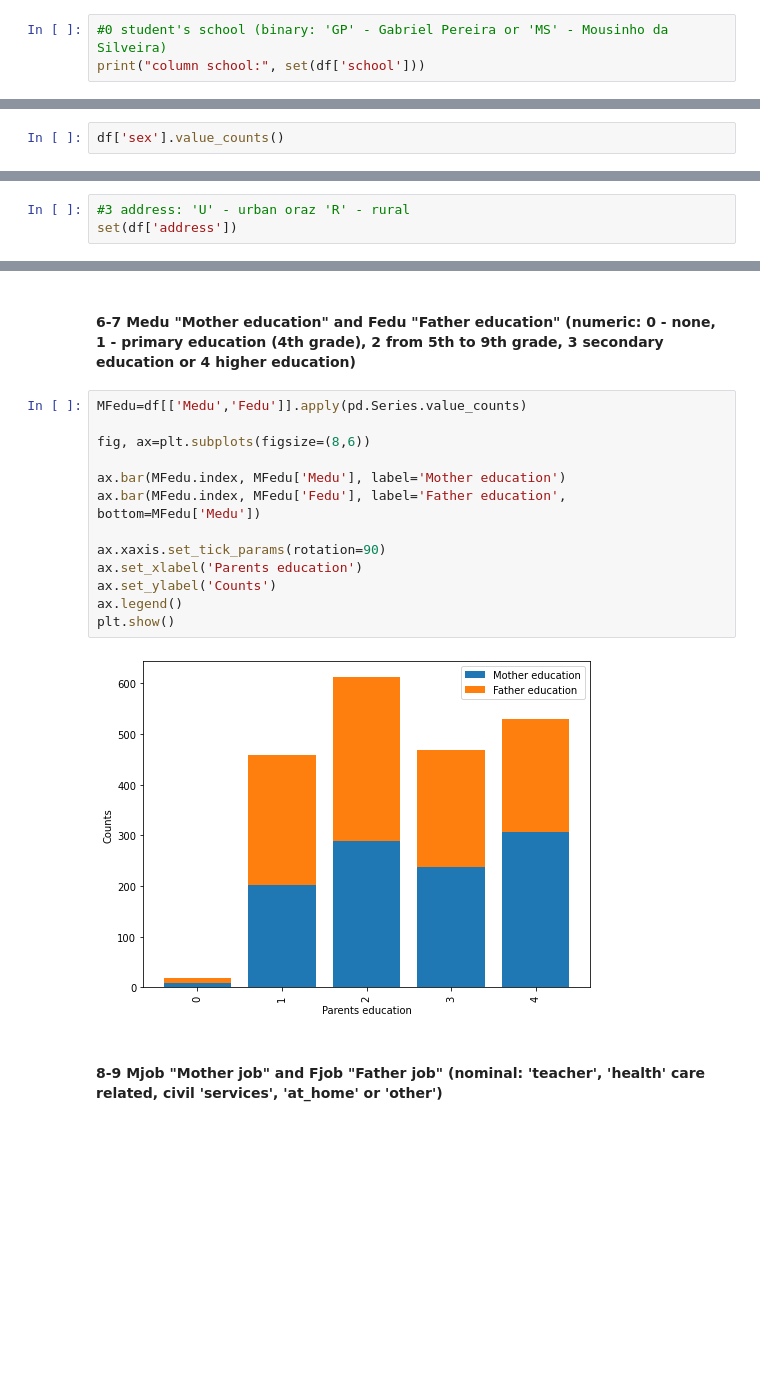
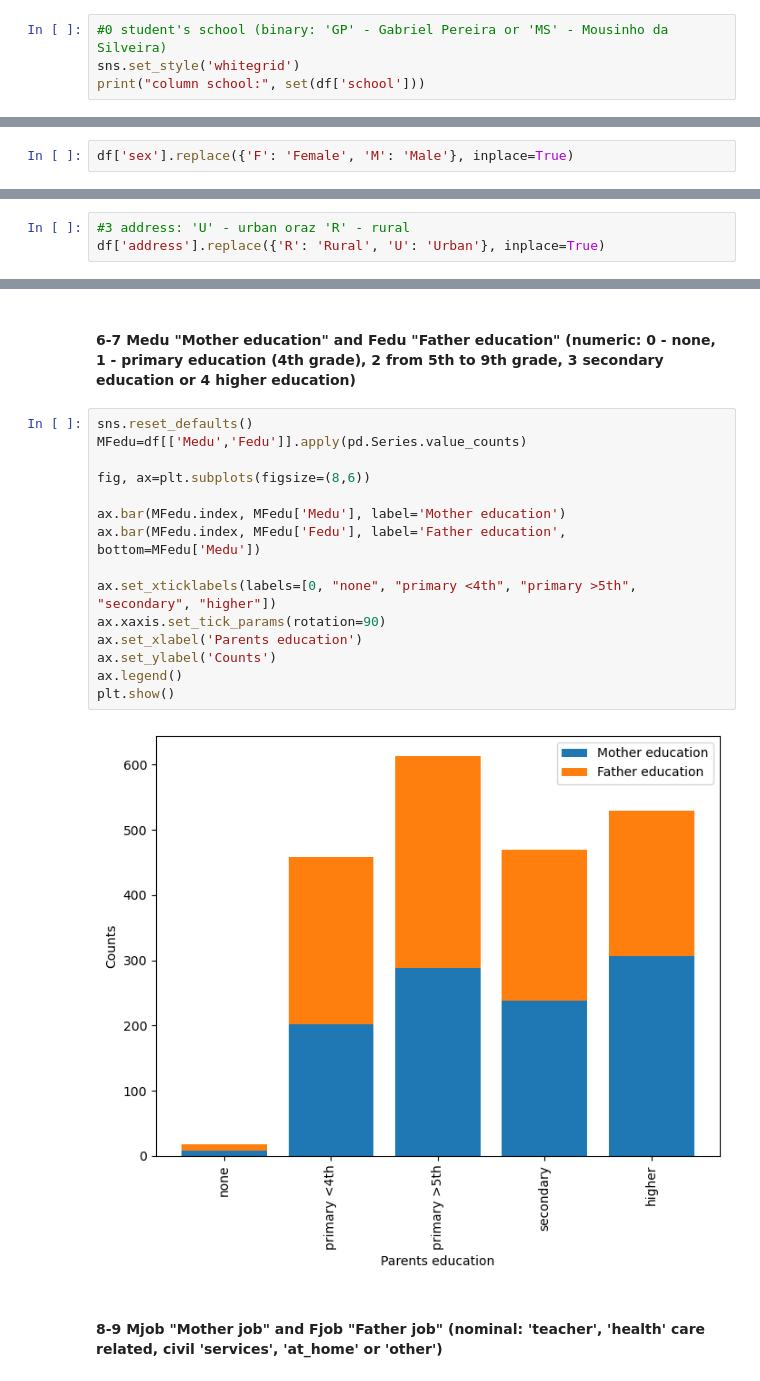
Before and after one commit to AleksanderWernik/Portugese_students, a Jupyter notebook: Students.ipynb, the cells around one changed output, grey strips where cells are left out. Saved outputs shown, nothing was run; the diff lists cells and outputs as text; blank space fills up the shorter version.

```diff
--- a/Students.ipynb
+++ b/Students.ipynb
@@ -174,6 +174,7 @@ df.describe()
 | max | 22.000000 | 4.000000 | 4.000000 | 4.000000 | 4.000000 | 3.000000 | 5.000000 | 5.000000 | 5.000000 | 5.000000 | ... |
 # %%
 #0 student's school (binary: 'GP' - Gabriel Pereira or 'MS' - Mousinho da Silveira)
+sns.set_style('whitegrid')
 print("column school:", set(df['school']))
 # %% [output]
 column school: {'MS', 'GP'}
@@ -191,2 +192,2 @@ column sex: {'M', 'F'}
 # %%
-df['sex'].value_counts()
+df['sex'].replace({'F': 'Female', 'M': 'Male'}, inplace=True)
@@ -210,3 +205,3 @@ plt.show()
 # %%
 #3 address: 'U' - urban oraz 'R' - rural
-set(df['address'])
+df['address'].replace({'R': 'Rural', 'U': 'Urban'}, inplace=True)
@@ -243,20 +241,22 @@ Name: Pstatus, dtype: int64
 # %% [markdown]
 #### 6-7  Medu "Mother education" and Fedu "Father education" (numeric: 0 - none, 1 - primary education (4th grade), 2 from 5th to 9th grade, 3 secondary education or 4 higher education)
 # %%
+sns.reset_defaults()
 MFedu=df[['Medu','Fedu']].apply(pd.Series.value_counts)
 
 fig, ax=plt.subplots(figsize=(8,6))
 
 ax.bar(MFedu.index, MFedu['Medu'], label='Mother education')
 ax.bar(MFedu.index, MFedu['Fedu'], label='Father education', bottom=MFedu['Medu'])
 
+ax.set_xticklabels(labels=[0, "none", "primary <4th", "primary >5th", "secondary", "higher"])
 ax.xaxis.set_tick_params(rotation=90)
 ax.set_xlabel('Parents education')
 ax.set_ylabel('Counts')
 ax.legend()
 plt.show()
 # %% [output]
-[figure, old version]
+[figure, new version]
 # %% [markdown]
 #### 8-9 Mjob "Mother job" and Fjob "Father job" (nominal: 'teacher', 'health' care related, civil 'services', 'at_home' or 'other')
 # %%
```
Also changed, not shown: parts of 64 cells of this notebook.
